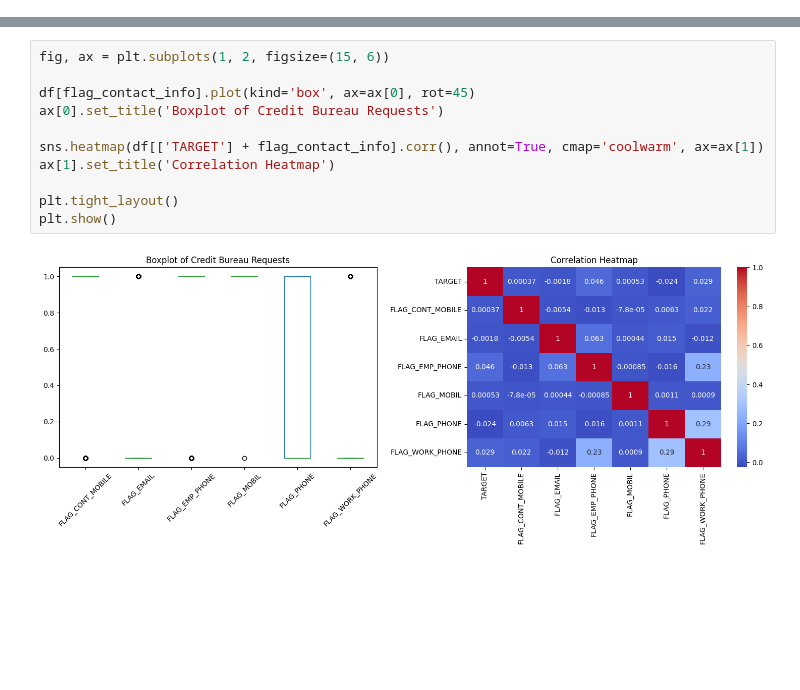
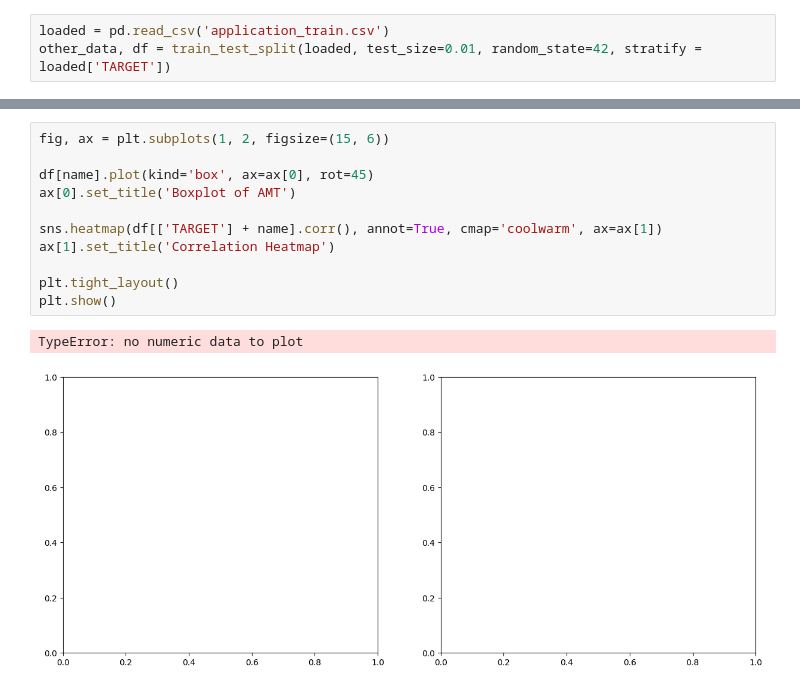
Before and after one commit to billyfrndz/homecredit_credit_scoring_model, a Jupyter notebook: model.ipynb, the cells around one changed output, grey strips where cells are left out. Drawn from its saved outputs; the diff is of its cells as text; blank space fills up the shorter version.

```diff
--- a/model.ipynb
+++ b/model.ipynb
@@ -35,3 +11,6 @@ df = pd.read_csv('application_train.csv')
+# %%
+loaded = pd.read_csv('application_train.csv')
+other_data, df = train_test_split(loaded, test_size=0.01, random_state=42, stratify = loaded['TARGET'])
 # %%
 df.head()
 # %% [output]
@@ -391,13 +335,14 @@ plt.show()
 # %%
 fig, ax = plt.subplots(1, 2, figsize=(15, 6))
 
-df[flag_contact_info].plot(kind='box', ax=ax[0], rot=45)
-ax[0].set_title('Boxplot of Credit Bureau Requests')
+df[name].plot(kind='box', ax=ax[0], rot=45)
+ax[0].set_title('Boxplot of AMT')
 
-sns.heatmap(df[['TARGET'] + flag_contact_info].corr(), annot=True, cmap='coolwarm', ax=ax[1])
+sns.heatmap(df[['TARGET'] + name].corr(), annot=True, cmap='coolwarm', ax=ax[1])
 ax[1].set_title('Correlation Heatmap')
 
 plt.tight_layout()
 plt.show()
 # %% [output]
+TypeError: no numeric data to plot
-[figure, old version]
+[figure, new version]
```
Also changed, not shown: parts of 74 cells of this notebook.
